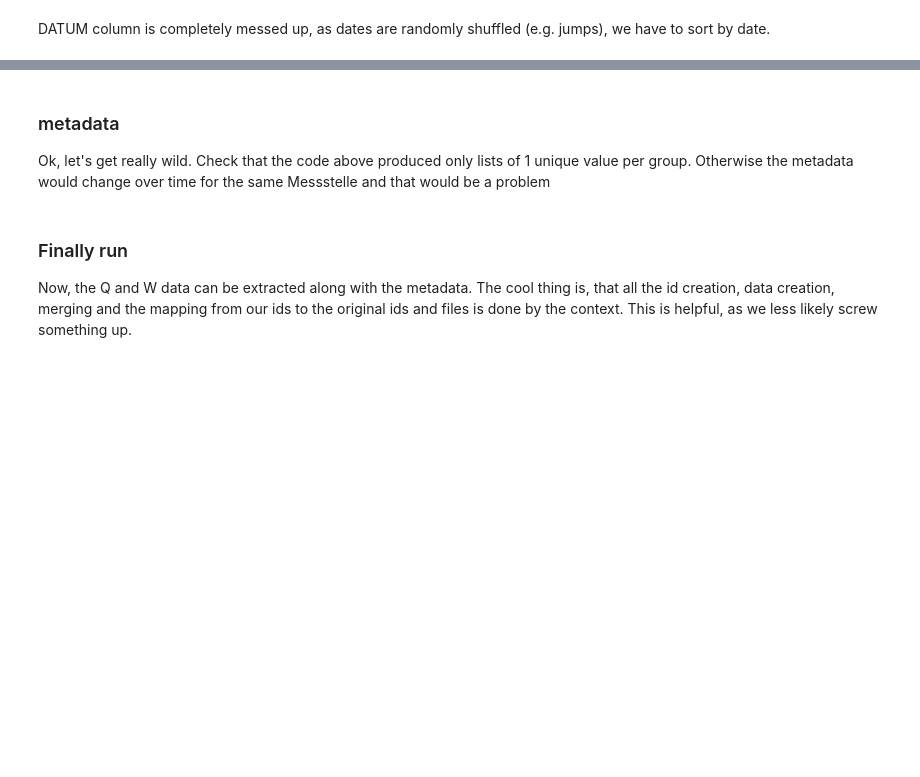
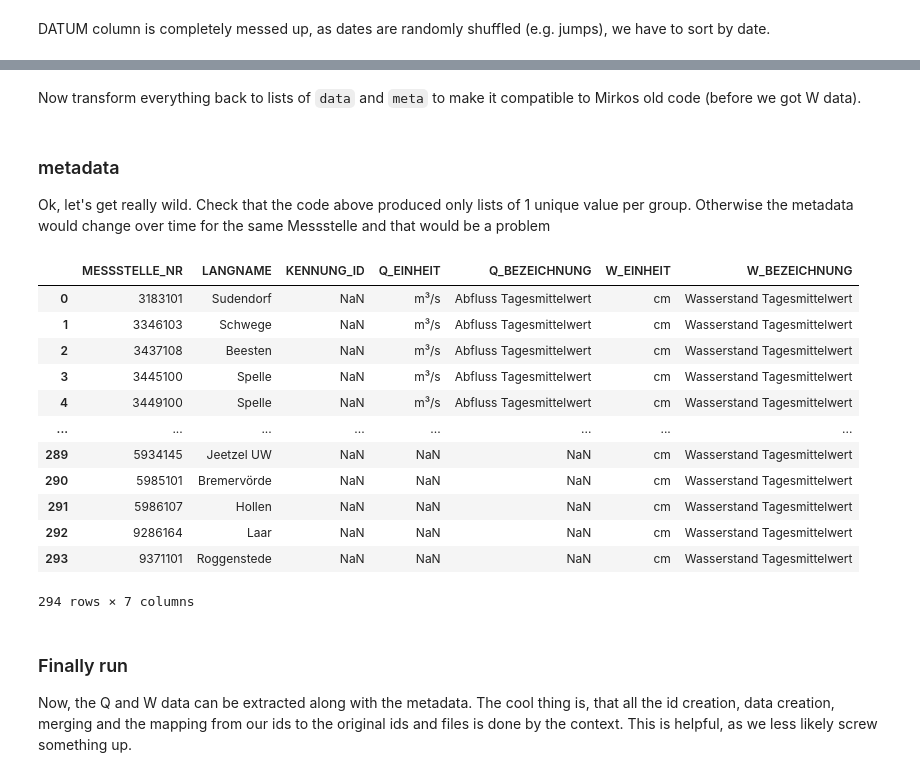
Before and after one commit to CAMELS-DE/camelsp, a Jupyter notebook: scripts/preprocess_de9.ipynb, the cells around one changed output, grey strips where cells are left out. Drawn from its saved outputs; the diff is of its cells as text; code cells hidden in the pictures; blank space fills up the shorter version.

Commit message:
include shapefile metadata

```diff
--- a/scripts/preprocess_de9.ipynb
+++ b/scripts/preprocess_de9.ipynb
@@ -128,0 +205,11 @@ for df in data:
+# %%
+# check if LANGNAME and KENNUNG_ID are the same for q and w
+for nr in qw_meta_data_merged.keys():
+    # only check if q and w both exist for this id
+    if 'Q_BEZEICHNUNG' in qw_meta_data_merged[nr]['meta'].keys() and 'W_BEZEICHNUNG' in qw_meta_data_merged[nr]['meta'].keys():
+        # check if LANGNAME is the same for q and w
+        if qw_meta_data_merged[nr]['meta']['Q_LANGNAME'] != qw_meta_data_merged[nr]['meta']['W_LANGNAME']:
+            print(f"LANGNAME not equal for {nr}")
+        # check if KENNUNG_ID is the same or both nan for q and w
+        if str(qw_meta_data_merged[nr]['meta']['Q_KENNUNG_ID']) != str(qw_meta_data_merged[nr]['meta']['W_KENNUNG_ID']):
+            print(f"KENNUNG_ID not equal for {nr}")
@@ -128,0 +218,22 @@ for df in data:
+# %%
+data_merged = collections.defaultdict(dict)
+
+for nr, old_dict in qw_meta_data_merged.items():
+    data_merged[nr] = {
+        # data is the same
+        'data': old_dict['data'],
+        'meta': {
+            id_column: old_dict['meta'][id_column],
+            # shared metadata
+            'LANGNAME': old_dict['meta'].get('Q_LANGNAME', old_dict['meta'].get('W_LANGNAME', np.NaN)),
+            'KENNUNG_ID': old_dict['meta'].get('Q_KENNUNG_ID', old_dict['meta'].get('W_KENNUNG_ID', np.NaN)),
+            # q metadata
+            'Q_EINHEIT': old_dict['meta'].get('Q_EINHEIT', np.NaN),
+            'Q_BEZEICHNUNG': old_dict['meta'].get('Q_BEZEICHNUNG', np.NaN),
+            # w metadata
+            'W_EINHEIT': old_dict['meta'].get('W_EINHEIT', np.NaN),
+            'W_BEZEICHNUNG': old_dict['meta'].get('W_BEZEICHNUNG', np.NaN)
+        }
+    }
+
+data_merged['5945124']
@@ -129,3 +258,13 @@ for df in data:
+# %% [markdown]
+Now transform everything back to lists of `data` and `meta` to make it compatible to Mirkos old code (before we got W data).
+# %%
+# make lists of meta and data
+meta = []
+data = []
+
+for nr in data_merged.keys():
+    meta.append(data_merged[nr]['meta'])
+    data.append(data_merged[nr]['data'])
 # %% [markdown]
 ### metadata
 
@@ -133,18 +272,34 @@ Ok, let's get really wild. Check that the code above produced only lists of 1 un
 # %%
 def tidy_metadata(meta: List[dict]) -> pd.DataFrame:
     pmeta = []
     for i, m in enumerate(meta):
         out = {}
         for k, v in m.items():
             if isinstance(v, list):
                 if len(v) == 1:
                     out[k] = v[0]
                 else:
                     warnings.warn(f"Line {i + 1}: More than one value found for {k}: [{', '.join(v)}]")
             else:
                 out[k] = v
         pmeta.append(out)
     return pd.DataFrame(pmeta)
+
+tidy_metadata(meta)
+# %% [output]
+|  | MESSSTELLE_NR | LANGNAME | KENNUNG_ID | Q_EINHEIT | Q_BEZEICHNUNG | W_EINHEIT | W_BEZEICHNUNG |
+| 0 | 3183101 | Sudendorf | NaN | m³/s | Abfluss Tagesmittelwert | cm | Wasserstand Tagesmittelwert |
+| 1 | 3346103 | Schwege | NaN | m³/s | Abfluss Tagesmittelwert | cm | Wasserstand Tagesmittelwert |
+| 2 | 3437108 | Beesten | NaN | m³/s | Abfluss Tagesmittelwert | cm | Wasserstand Tagesmittelwert |
+| 3 | 3445100 | Spelle | NaN | m³/s | Abfluss Tagesmittelwert | cm | Wasserstand Tagesmittelwert |
+| 4 | 3449100 | Spelle | NaN | m³/s | Abfluss Tagesmittelwert | cm | Wasserstand Tagesmittelwert |
+| ... | ... | ... | ... | ... | ... | ... | ... |
+| 289 | 5934145 | Jeetzel UW | NaN | NaN | NaN | cm | Wasserstand Tagesmittelwert |
+| 290 | 5985101 | Bremervörde | NaN | NaN | NaN | cm | Wasserstand Tagesmittelwert |
+| 291 | 5986107 | Hollen | NaN | NaN | NaN | cm | Wasserstand Tagesmittelwert |
+| 292 | 9286164 | Laar | NaN | NaN | NaN | cm | Wasserstand Tagesmittelwert |
+| 293 | 9371101 | Roggenstede | NaN | NaN | NaN | cm | Wasserstand Tagesmittelwert |
+294 rows × 7 columns
 # %% [markdown]
 ### Finally run
 
```
Also changed, not shown: parts of 19 cells of this notebook.
